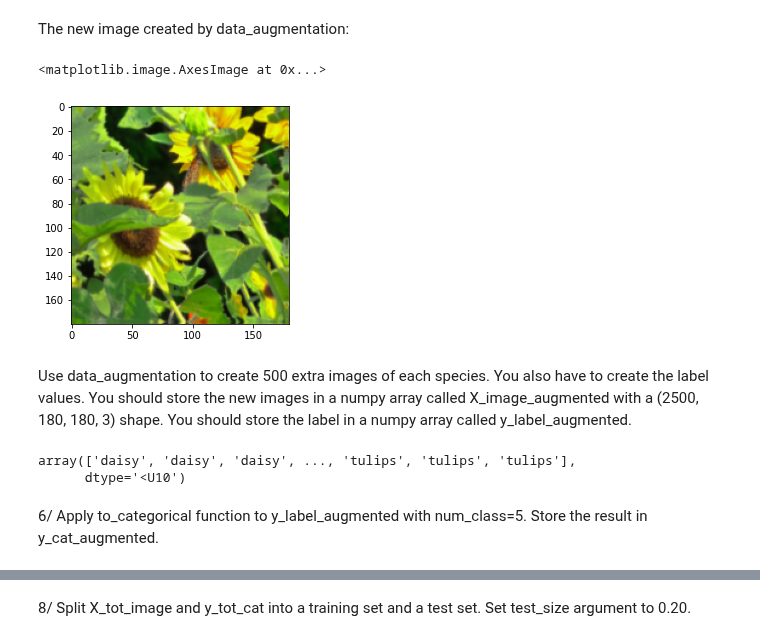
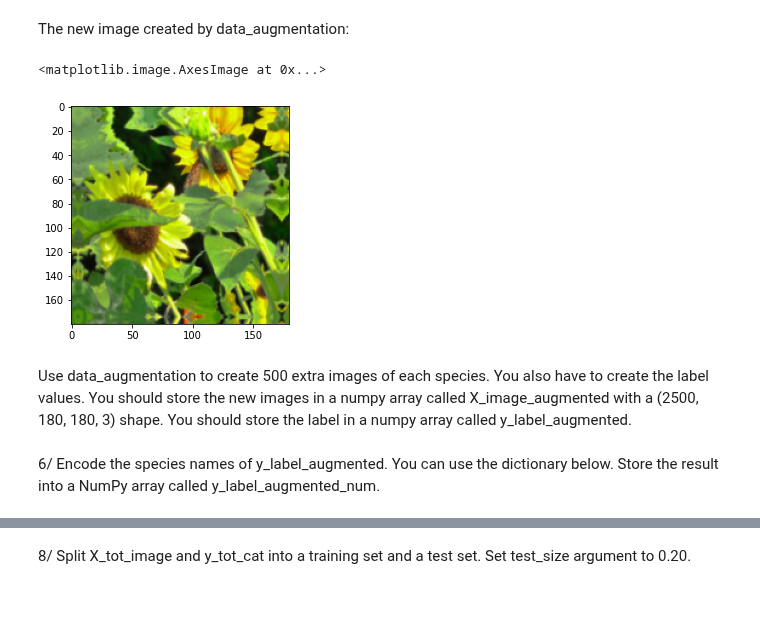
Before and after one commit to fabnancyuhp/DEEP-LEARNING, a Jupyter notebook: NOTEBOOKS/convolutional_neural_network_exercice.ipynb, the cells around one changed output, grey strips where cells are left out. Drawn from its saved outputs; the diff is of its cells as text; code cells hidden in the pictures; blank space fills up the shorter version.

```diff
--- a/NOTEBOOKS/convolutional_neural_network_exercice.ipynb
+++ b/NOTEBOOKS/convolutional_neural_network_exercice.ipynb
@@ -319,22 +283,21 @@ plt.imshow(X_image[100])
 The new image created by  data_augmentation:
 # %%
 import matplotlib.pyplot as plt
-new_image = data_augmentation(X_image[100]).numpy()
+import numpy as np
+new_image = data_augmentation(X_image[100]).numpy().astype(np.uint8)
 plt.imshow(new_image)
 # %% [output]
 <matplotlib.image.AxesImage at 0x...>
-[figure, old version]
+[figure, new version]
 # %% [markdown]
 Use data_augmentation to create 500 extra images of each species. You also have to create the label values. You should store the new images in a numpy array called X_image_augmented with a (2500, 180, 180, 3) shape. You should store the label in a numpy array called y_label_augmented.
 # %%
 import matplotlib.pyplot as plt
 import numpy as np
 
-X_image_augmented = np.concatenate([data_augmentation(X_image[np.random.choice(np.where(y_tot==specie)[0],size=500,replace=False) ]).numpy() for specie in np.unique(y_tot)],0)
+X_image_augmented = np.concatenate([data_augmentation(X_image[np.random.choice(np.where(y_tot==specie)[0],size=500,replace=False) ]).numpy().astype(np.uint8) for specie in np.unique(y_tot)],0)
 y_label_augmented = np.concatenate([np.array([specie]*500) for specie in np.unique(y_tot)])
-# %% [output]
-array(['daisy', 'daisy', 'daisy', ..., 'tulips', 'tulips', 'tulips'],
-      dtype='<U10')
-# %% [markdown]
-6/ Apply to_categorical function to y_label_augmented with num_class=5. Store the result in y_cat_augmented.
+# %% [markdown]
+6/
+Encode the species names of y_label_augmented. You can use the dictionary below. Store the result into a NumPy array called y_label_augmented_num.
 # %%
```
Also changed, not shown: parts of 15 cells of this notebook.
